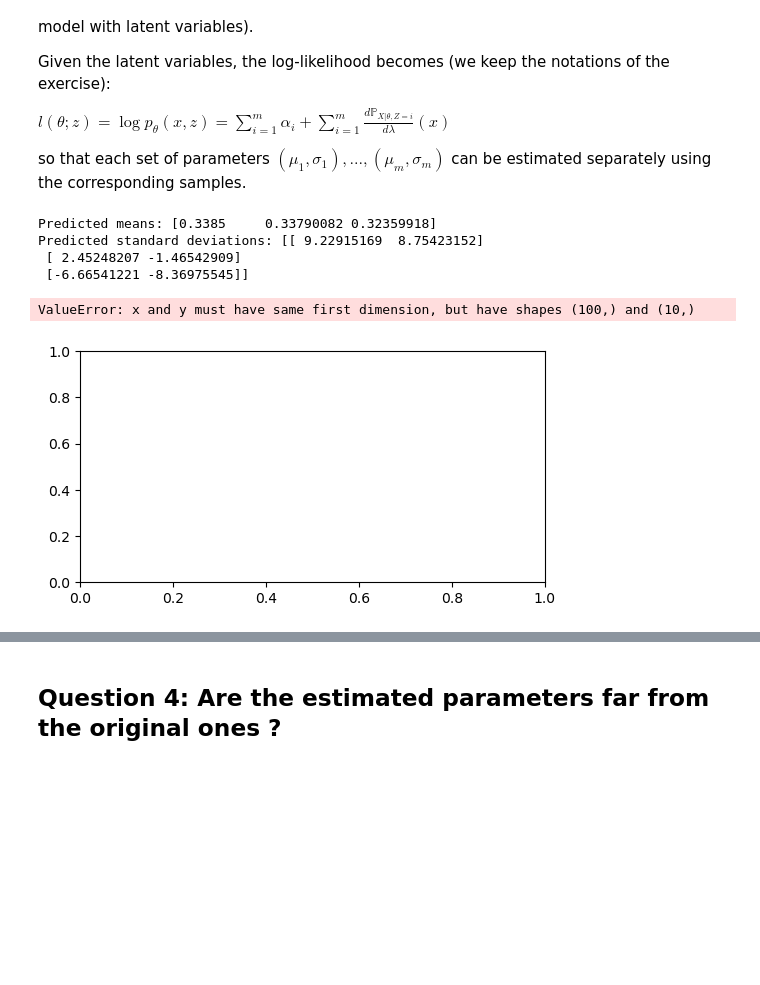
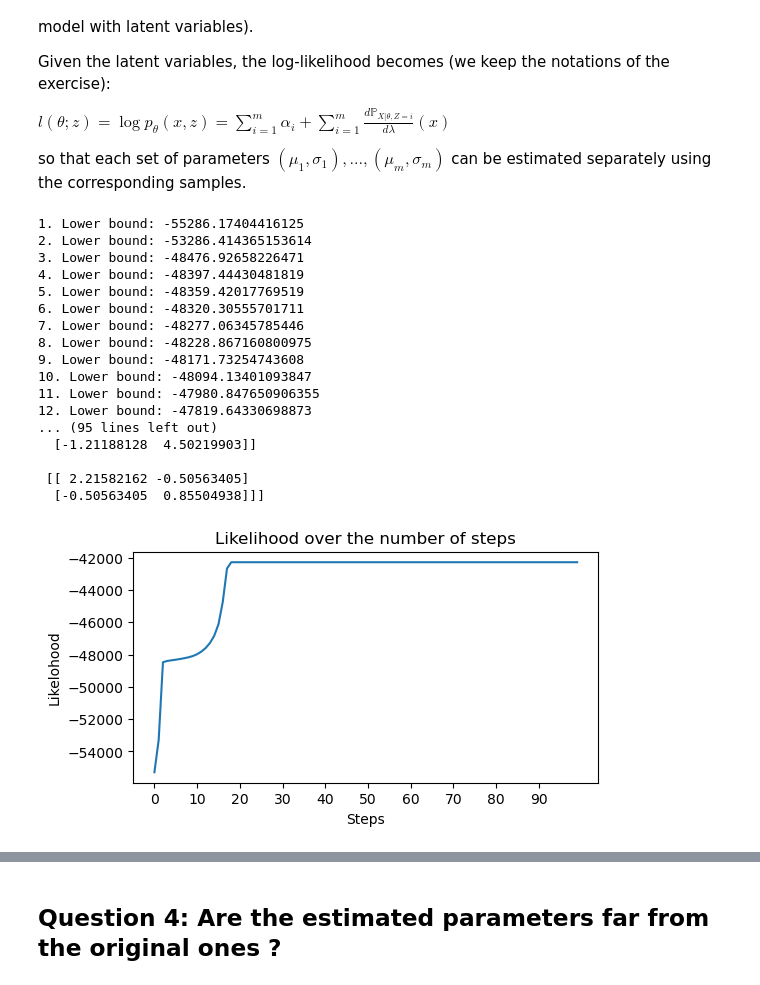
Before and after one commit to AugustinCablant/3A-class, a Jupyter notebook: Computational Statistics/TP2.ipynb, the cells around one changed output, grey strips where cells are left out. Cells and saved outputs as stored; diff of their text form; code cells hidden in the pictures; blank space fills up the shorter version.

```diff
--- a/Computational Statistics/TP2.ipynb
+++ b/Computational Statistics/TP2.ipynb
@@ -233,0 +153,30 @@ def algorithme_EM(X, n_clusters, n_iter):
+# %%
+def log_gaussian_pdf(x_i, mu_j, sigma_j):
+    """
+    Computes log N(x_i | mu_j, sigma_j)
+    """
+    d = len(mu_j)
+    if np.linalg.det(sigma_j) == 0:
+        return -np.inf
+    else:
+        return -0.5 * (d * np.log(2 * np.pi) + np.log(np.linalg.det(sigma_j)) + (x_i - mu_j).T @ np.linalg.inv(sigma_j) @ (x_i - mu_j))
+
+def plot_countour(X, x, y, z, ax, xlim, ylim):
+    def fixed_aspect_ratio(ratio, ax):
+        '''
+        Set a fixed aspect ratio on matplotlib plots
+        regardless of axis units
+        '''
+        xvals, yvals = ax.get_xlim(), ax.get_ylim()
+
+        xrange = xvals[1] - xvals[0]
+        yrange = yvals[1] - yvals[0]
+        ax.set_aspect(ratio* (xrange / yrange), adjustable='box')
+
+    # contour the gridded data, plotting dots at the randomly spaced data points.
+    ax.contour(x, y, z, 6, linewidths=0.5, colors='k')
+
+    ax.set_xlim(*xlim)
+    ax.set_ylim(*ylim)
+    fixed_aspect_ratio(1, ax)
+    return ax
@@ -234,18 +339,32 @@ def algorithme_EM(X, n_clusters, n_iter):
 # %%
-mu_pred, sigma_pred, alpha_pred, likelihoods_pred = algorithme_EM(X, n_clusters, n_iter = 100)
+G = EM_GMM(X, n_clusters = 3)
+G.fit(max_iter = 100, verbose=True)
+mu_pred, sigma_pred, alpha_pred, likelihoods_pred = G.best_mu, G.best_sigma, G.best_alpha, G.evolution_likelihood
 print("Predicted means:", mu_pred)
 print("Predicted standard deviations:", sigma_pred)
 plt.figure(figsize=(6,3))
-plt.plot(range(0,1000,10), likelihoods_pred[::10])
+plt.plot(range(len(likelihoods_pred)), likelihoods_pred)
 plt.title('Likelihood over the number of steps')
 plt.xlabel('Steps')
 plt.ylabel('Likelohood')
 plt.xticks(np.arange(0, len(likelihoods_pred), 10))
 plt.show()
 # %% [output]
-Predicted means: [0.3385     0.33790082 0.32359918]
-Predicted standard deviations: [[ 9.22915169  8.75423152]
- [ 2.45248207 -1.46542909]
- [-6.66541221 -8.36975545]]
+1. Lower bound: -55286.17404416125
+2. Lower bound: -53286.414365153614
+3. Lower bound: -48476.92658226471
+4. Lower bound: -48397.44430481819
+5. Lower bound: -48359.42017769519
+6. Lower bound: -48320.30555701711
+7. Lower bound: -48277.06345785446
+8. Lower bound: -48228.867160800975
+9. Lower bound: -48171.73254743608
+10. Lower bound: -48094.13401093847
+11. Lower bound: -47980.847650906355
+12. Lower bound: -47819.64330698873
+... (95 lines left out)
+  [-1.21188128  4.50219903]]
+
+ [[ 2.21582162 -0.50563405]
+  [-0.50563405  0.85504938]]]
-ValueError: x and y must have same first dimension, but have shapes (100,) and (10,)
-[figure, old version]
+[figure, new version]
```
Also changed, not shown: parts of 7 cells of this notebook.
